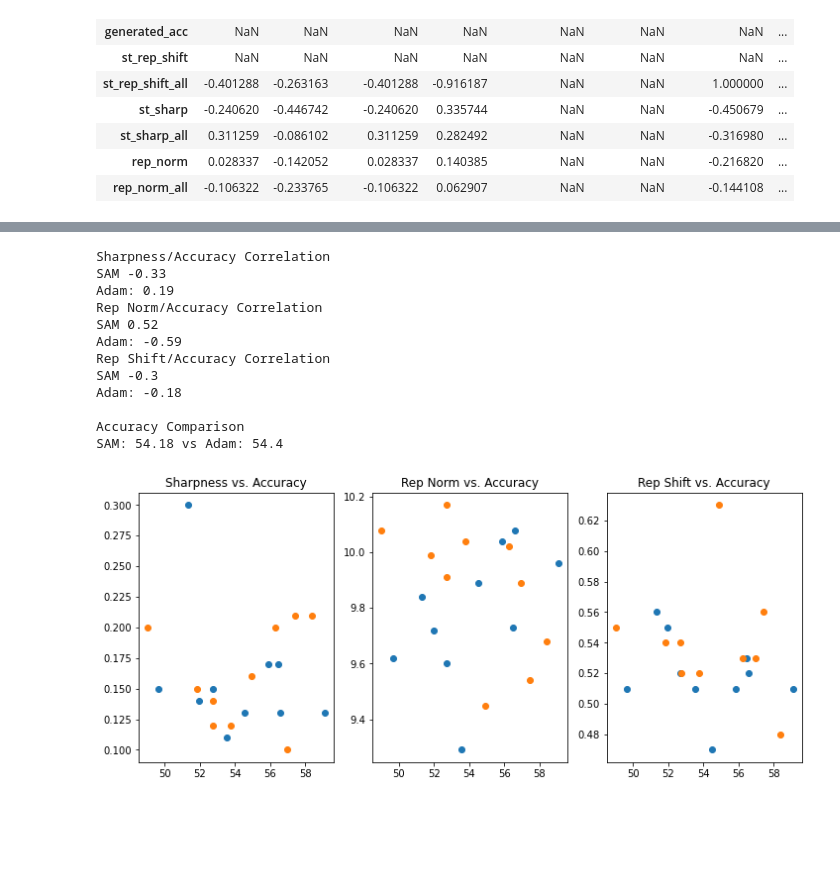
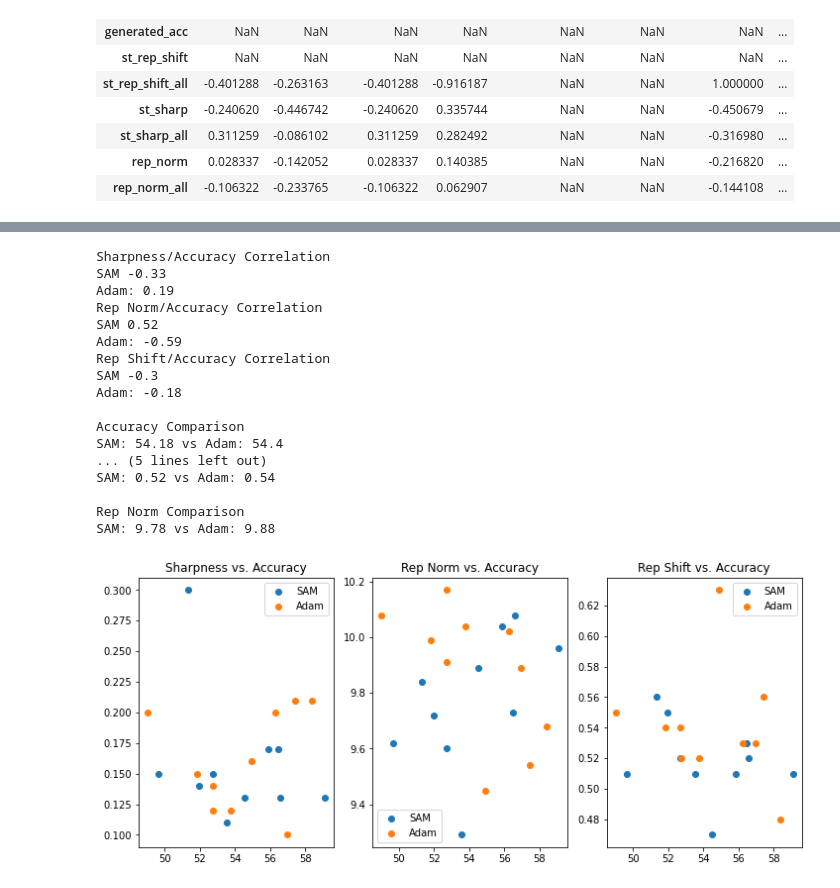
Before and after one commit to samjschapiro/GOAT, a Jupyter notebook: results.ipynb, the cells around one changed output, grey strips where cells are left out. Saved outputs shown, nothing was run; the diff lists cells and outputs as text; code cells hidden in the pictures; blank space fills up the shorter version.

```diff
--- a/results.ipynb
+++ b/results.ipynb
@@ -295,41 +315,61 @@ SAM: 60.4 vs Adam: 69.5
 # %%
 fig, axs = plt.subplots(nrows=1, ncols=3, figsize=(12,5))
 axs[0].set_title('Sharpness vs. Accuracy')
-axs[0].scatter(mnist_sam_005[' st_acc_all'], mnist_sam_005[' st_sharp_all']);
-axs[0].scatter(mnist_adam_005[' st_acc_all'], mnist_adam_005[' st_sharp_all']);
+axs[0].scatter(mnist_sam_005[' st_acc_all'], mnist_sam_005[' st_sharp_all'], label='SAM');
+axs[0].scatter(mnist_adam_005[' st_acc_all'], mnist_adam_005[' st_sharp_all'], label='Adam');
+axs[0].legend();
 axs[1].set_title('Rep Norm vs. Accuracy')
-axs[1].scatter(mnist_sam_005[' st_acc_all'], mnist_sam_005[' rep_norm_all']);
-axs[1].scatter(mnist_adam_005[' st_acc_all'], mnist_adam_005[' rep_norm_all']);
+axs[1].scatter(mnist_sam_005[' st_acc_all'], mnist_sam_005[' rep_norm_all'], label='SAM');
+axs[1].scatter(mnist_adam_005[' st_acc_all'], mnist_adam_005[' rep_norm_all'], label='Adam');
+axs[1].legend();
 axs[2].set_title('Rep Shift vs. Accuracy')
-axs[2].scatter(mnist_sam_005[' st_acc_all'], mnist_sam_005[' st_rep_shift_all']);
-axs[2].scatter(mnist_adam_005[' st_acc_all'], mnist_adam_005[' st_rep_shift_all']);
+axs[2].scatter(mnist_sam_005[' st_acc_all'], mnist_sam_005[' st_rep_shift_all'], label='SAM');
+axs[2].scatter(mnist_adam_005[' st_acc_all'], mnist_adam_005[' st_rep_shift_all'], label='Adam');
+axs[2].legend();
 print('Sharpness/Accuracy Correlation')
 print('SAM', round(mnist_sam_005.corr()[' st_acc_all'].loc[' st_sharp_all'], 2))
 print('Adam:', round(mnist_adam_005.corr()[' st_acc_all'].loc[' st_sharp_all'], 2))
 print('Rep Norm/Accuracy Correlation')
 print('SAM', round(mnist_sam_005.corr()[' st_acc_all'].loc[' rep_norm_all'], 2))
 print('Adam:', round(mnist_adam_005.corr()[' st_acc_all'].loc[' rep_norm_all'], 2))
 print('Rep Shift/Accuracy Correlation')
 print('SAM', round(mnist_sam_005.corr()[' st_acc_all'].loc[' st_rep_shift_all'], 2))
 print('Adam:', round(mnist_adam_005.corr()[' st_acc_all'].loc[' st_rep_shift_all'], 2), '\n')
 
 print('Accuracy Comparison')
 print('SAM:', round(np.mean(mnist_sam_005[' st_acc_all']), 2), 'vs', 'Adam:',
-      round(np.mean(mnist_adam_005[' st_acc_all']), 2))
+      round(np.mean(mnist_adam_005[' st_acc_all']), 2), '\n')
+
+print('Sharpness Comparison')
+print('SAM:', round(np.mean(mnist_sam_005[' st_sharp_all']), 3), 'vs', 'Adam:',
+      round(np.mean(mnist_adam_005[' st_sharp_all']), 3), '\n')
+
+print('Rep Shift Comparison')
+print('SAM:', round(np.mean(mnist_sam_005[' st_rep_shift_all']), 2), 'vs', 'Adam:',
+      round(np.mean(mnist_adam_005[' st_rep_shift_all']), 2), '\n')
+
+print('Rep Norm Comparison')
+print('SAM:', round(np.mean(mnist_sam_005[' rep_norm_all']), 2), 'vs', 'Adam:',
+      round(np.mean(mnist_adam_005[' rep_norm_all']), 2))
 # %% [output]
 Sharpness/Accuracy Correlation
 SAM -0.33
 Adam: 0.19
 Rep Norm/Accuracy Correlation
 SAM 0.52
 Adam: -0.59
 Rep Shift/Accuracy Correlation
 SAM -0.3
 Adam: -0.18
 
 Accuracy Comparison
 SAM: 54.18 vs Adam: 54.4
+... (5 lines left out)
+SAM: 0.52 vs Adam: 0.54
+
+Rep Norm Comparison
+SAM: 9.78 vs Adam: 9.88
-[figure, old version]
+[figure, new version]
 # %%
 fig, axs = plt.subplots(nrows=1, ncols=3, figsize=(12,5))
 axs[0].set_title('Sharpness vs. Accuracy')
```
Also changed, not shown: parts of 3 cells of this notebook, 6 other files.
